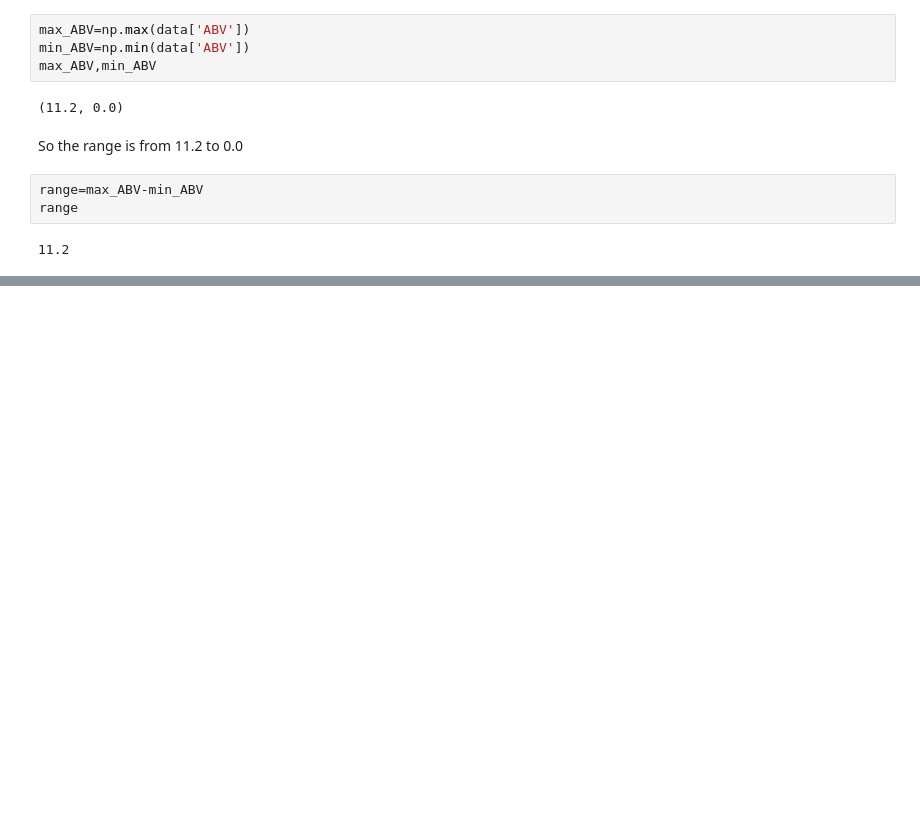
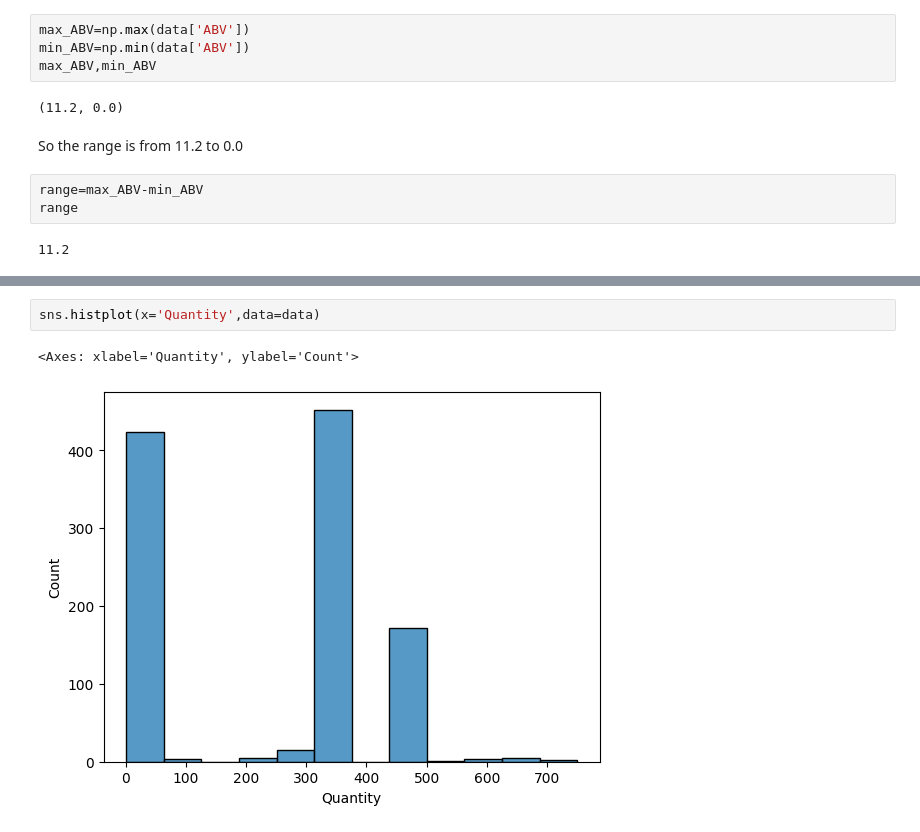
Before and after one commit to karishmasd/Data_Science, a Jupyter notebook: Measure_of_Variability.ipynb, the cells around one changed output, grey strips where cells are left out. Cells and saved outputs as stored; diff of their text form; blank space fills up the shorter version.

```diff
--- a/Measure_of_Variability.ipynb
+++ b/Measure_of_Variability.ipynb
@@ -29,0 +96,5 @@ range
+# %%
+sns.histplot(x='Quantity',data=data)
+# %% [output]
+<Axes: xlabel='Quantity', ylabel='Count'>
+[figure, added]
```
Also changed, not shown: parts of 25 cells of this notebook.
